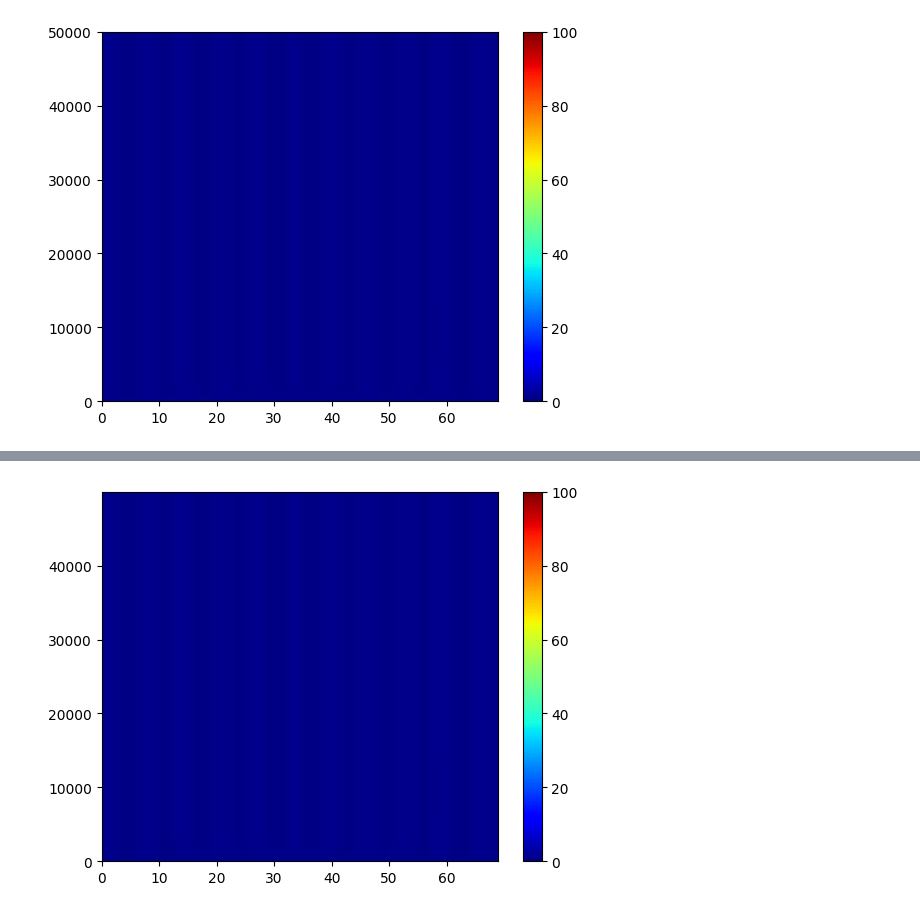
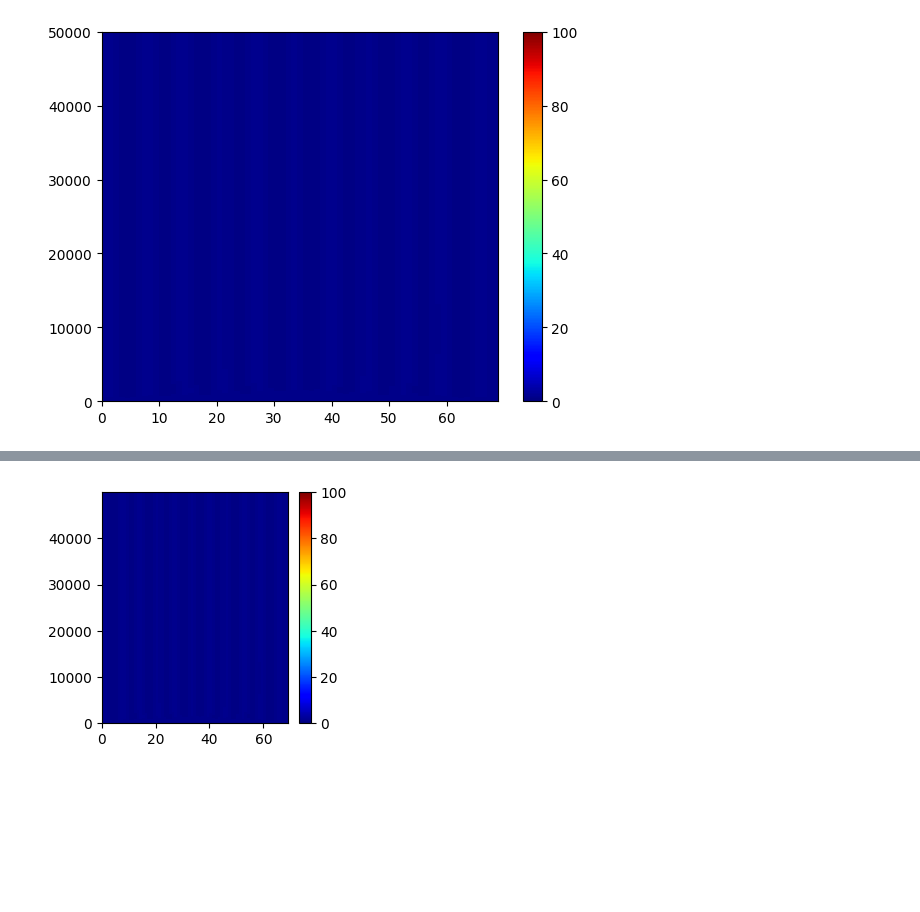
Before and after one commit to Miguel-neuron/Turing-Patterns-1D, a Jupyter notebook: Turing-Patterns-1D_.ipynb, the cells around one changed output, grey strips where cells are left out. Drawn from its saved outputs; the diff is of its cells as text; code cells hidden in the pictures; blank space fills up the shorter version.

```diff
--- a/Turing-Patterns-1D_.ipynb
+++ b/Turing-Patterns-1D_.ipynb
@@ -256,11 +256,6 @@ class Schnakenberg:
 
         return malla_u,malla_v
 
-    def graph(self):
-
-
-
-
     @staticmethod
     @jit(nopython=True)
     def finite_difference(malla_u, malla_v, a, b, d, lambd, dx, N, x, gamma):
@@ -281,5 +276,4 @@ class Schnakenberg:
             for j in range(1,len(x)-2): #j = columna eje x espacial en v
               malla_v[i][j] = malla_v[i-1][j] + d*lambd*((((dx**2)*gamma*(b - ((malla_u[i-1][j])**2 * malla_v[i-1][j])))/(d)) + malla_v[i-1][j+1]+ -2*malla_v[i-1][j] + malla_v[i-1][j-1])
 
-            #print(i)
         return malla_u
@@ -290,3 +297,5 @@ a, b, gamma, d, L, P, dt, T, dx, N, u0, v0, lambd, x, t = schnakenberg_model.par
 
 # Ahora, pasamos los parámetros calculados a la función mesh_creation
 malla_u, malla_v = schnakenberg_model.mesh_creation()
+
+malla_u = schnakenberg_model.finite_difference(malla_u, malla_v, a, b, d, lambd, dx, N, x, gamma)
@@ -295,6 +306,7 @@ finite_difference(malla_u, malla_v, a, b, d, lambd, dx, N, x, gamma)
 # %%
+plt.figure(figsize = (3,3))
 plt.pcolormesh(malla_u, cmap=plt.cm.jet, vmin=0, vmax=100)
 plt.colorbar()
 plt.show()
 # %% [output]
-[figure, old version]
+[figure, new version]
```
Also changed, not shown: parts of 3 cells of this notebook.
